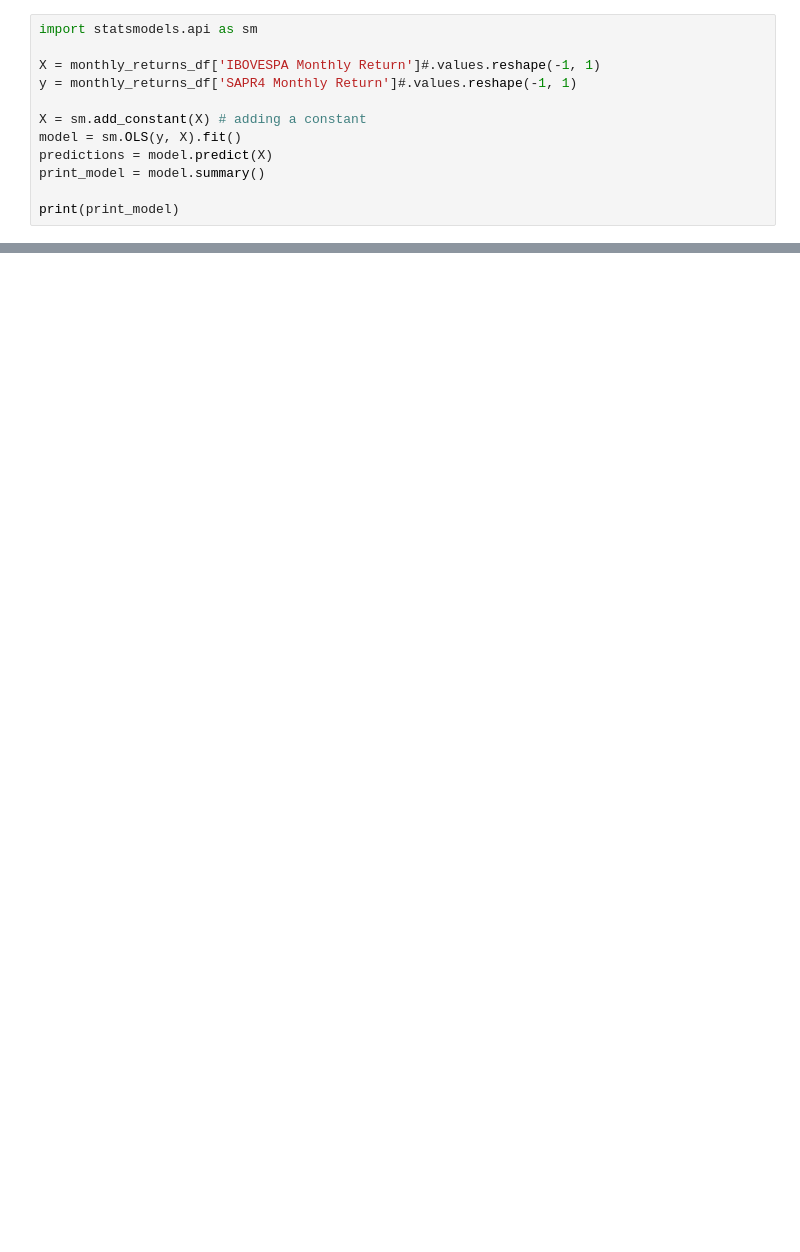
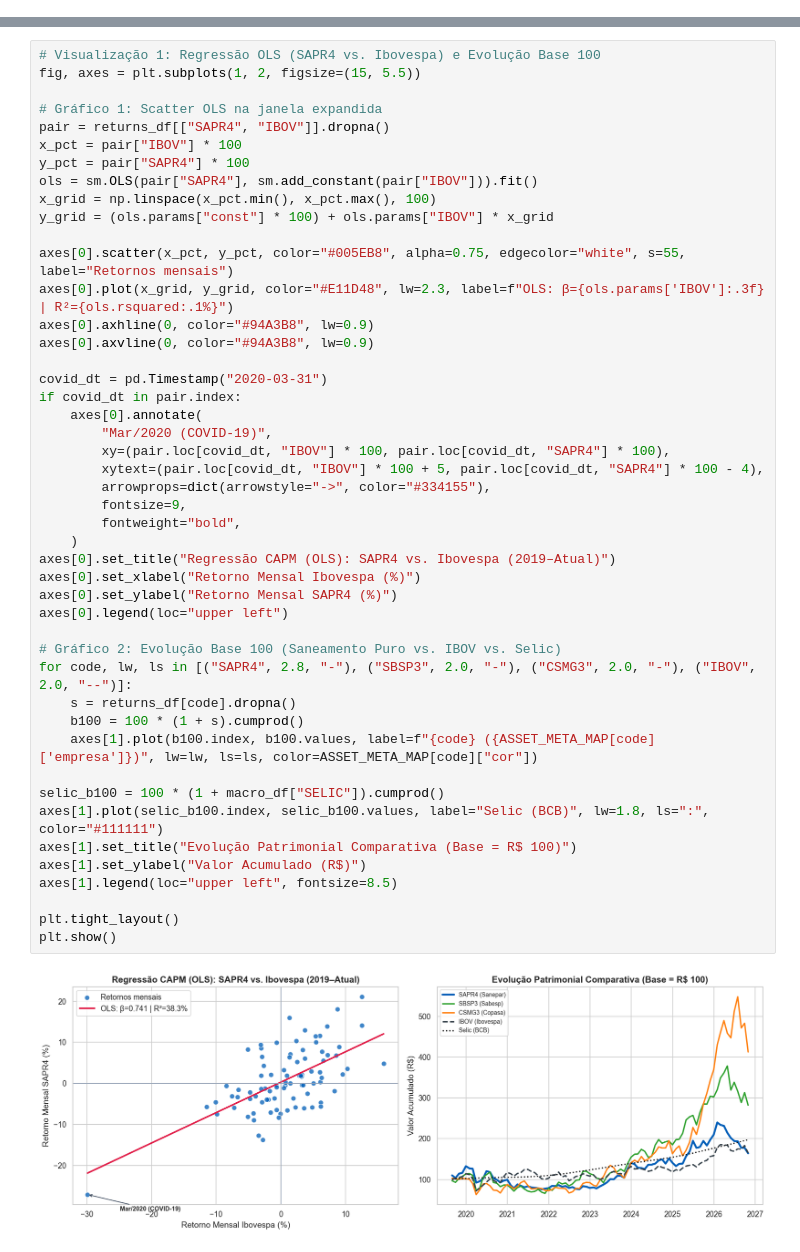
Before and after one commit to msbrasil/Analise-SAPR-UFPR, a Jupyter notebook: Análise.ipynb, the cells around one changed output, grey strips where cells are left out. Cells and saved outputs as stored; diff of their text form; blank space fills up the shorter version.

```diff
--- a/Análise.ipynb
+++ b/Análise.ipynb
@@ -43,12 +0,0 @@ ibov_mean = monthly_returns_df['IBOVESPA Monthly Return'].mean()
-# %%
-import statsmodels.api as sm
-
-X = monthly_returns_df['IBOVESPA Monthly Return']#.values.reshape(-1, 1)
-y = monthly_returns_df['SAPR4 Monthly Return']#.values.reshape(-1, 1)
-
-X = sm.add_constant(X) # adding a constant
-model = sm.OLS(y, X).fit()
-predictions = model.predict(X)
-print_model = model.summary()
-
-print(print_model)
@@ -120,0 +133,48 @@ Alpha positivo: Indica que o fundo superou as expectativas em relação ao risco
+# %%
+# Visualização 1: Regressão OLS (SAPR4 vs. Ibovespa) e Evolução Base 100
+fig, axes = plt.subplots(1, 2, figsize=(15, 5.5))
+
+# Gráfico 1: Scatter OLS na janela expandida
+pair = returns_df[["SAPR4", "IBOV"]].dropna()
+x_pct = pair["IBOV"] * 100
+y_pct = pair["SAPR4"] * 100
+ols = sm.OLS(pair["SAPR4"], sm.add_constant(pair["IBOV"])).fit()
+x_grid = np.linspace(x_pct.min(), x_pct.max(), 100)
+y_grid = (ols.params["const"] * 100) + ols.params["IBOV"] * x_grid
+
+axes[0].scatter(x_pct, y_pct, color="#005EB8", alpha=0.75, edgecolor="white", s=55, label="Retornos mensais")
+axes[0].plot(x_grid, y_grid, color="#E11D48", lw=2.3, label=f"OLS: β={ols.params['IBOV']:.3f} | R²={ols.rsquared:.1%}")
+axes[0].axhline(0, color="#94A3B8", lw=0.9)
+axes[0].axvline(0, color="#94A3B8", lw=0.9)
+
+covid_dt = pd.Timestamp("2020-03-31")
+if covid_dt in pair.index:
+    axes[0].annotate(
+        "Mar/2020 (COVID-19)",
+        xy=(pair.loc[covid_dt, "IBOV"] * 100, pair.loc[covid_dt, "SAPR4"] * 100),
+        xytext=(pair.loc[covid_dt, "IBOV"] * 100 + 5, pair.loc[covid_dt, "SAPR4"] * 100 - 4),
+        arrowprops=dict(arrowstyle="->", color="#334155"),
+        fontsize=9,
+        fontweight="bold",
+    )
+axes[0].set_title("Regressão CAPM (OLS): SAPR4 vs. Ibovespa (2019–Atual)")
+axes[0].set_xlabel("Retorno Mensal Ibovespa (%)")
+axes[0].set_ylabel("Retorno Mensal SAPR4 (%)")
+axes[0].legend(loc="upper left")
+
+# Gráfico 2: Evolução Base 100 (Saneamento Puro vs. IBOV vs. Selic)
+for code, lw, ls in [("SAPR4", 2.8, "-"), ("SBSP3", 2.0, "-"), ("CSMG3", 2.0, "-"), ("IBOV", 2.0, "--")]:
+    s = returns_df[code].dropna()
+    b100 = 100 * (1 + s).cumprod()
+    axes[1].plot(b100.index, b100.values, label=f"{code} ({ASSET_META_MAP[code]['empresa']})", lw=lw, ls=ls, color=ASSET_META_MAP[code]["cor"])
+
+selic_b100 = 100 * (1 + macro_df["SELIC"]).cumprod()
+axes[1].plot(selic_b100.index, selic_b100.values, label="Selic (BCB)", lw=1.8, ls=":", color="#111111")
+axes[1].set_title("Evolução Patrimonial Comparativa (Base = R$ 100)")
+axes[1].set_ylabel("Valor Acumulado (R$)")
+axes[1].legend(loc="upper left", fontsize=8.5)
+
+plt.tight_layout()
+plt.show()
+# %% [output]
+[figure, added]
```
Also changed, not shown: parts of 44 cells of this notebook, 16 other files.
